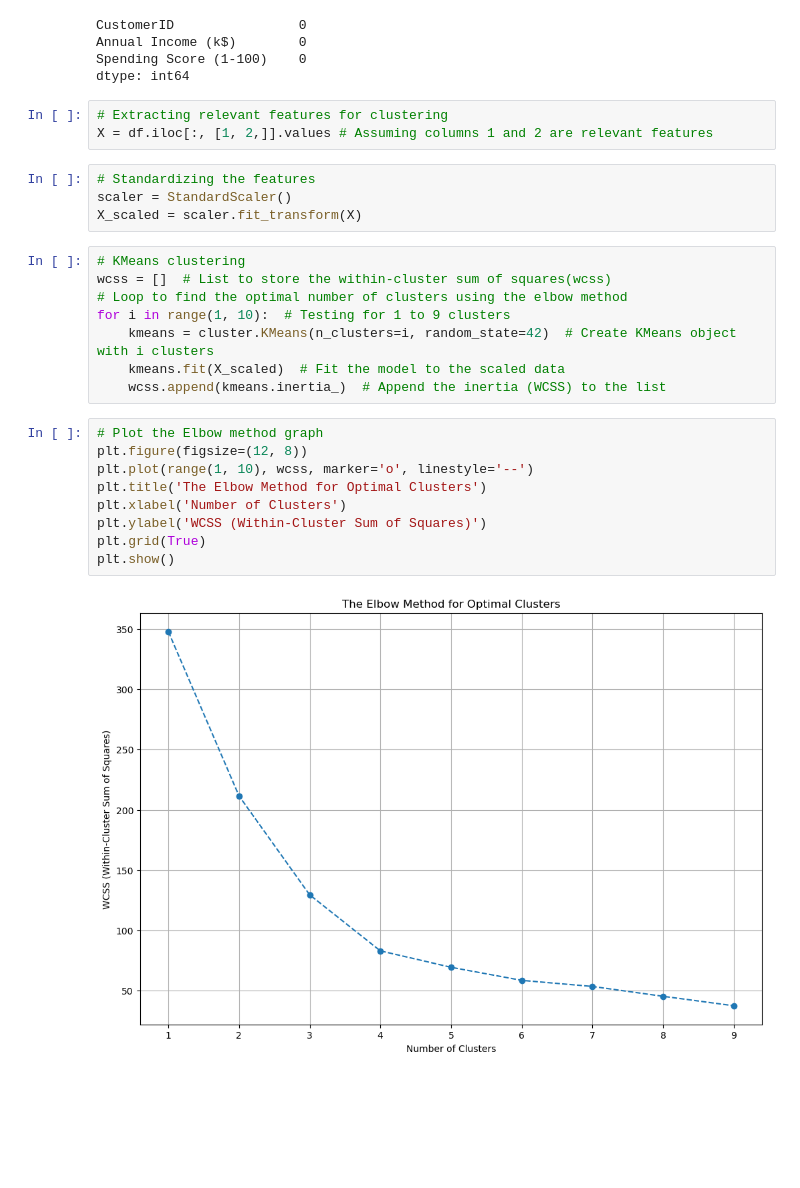
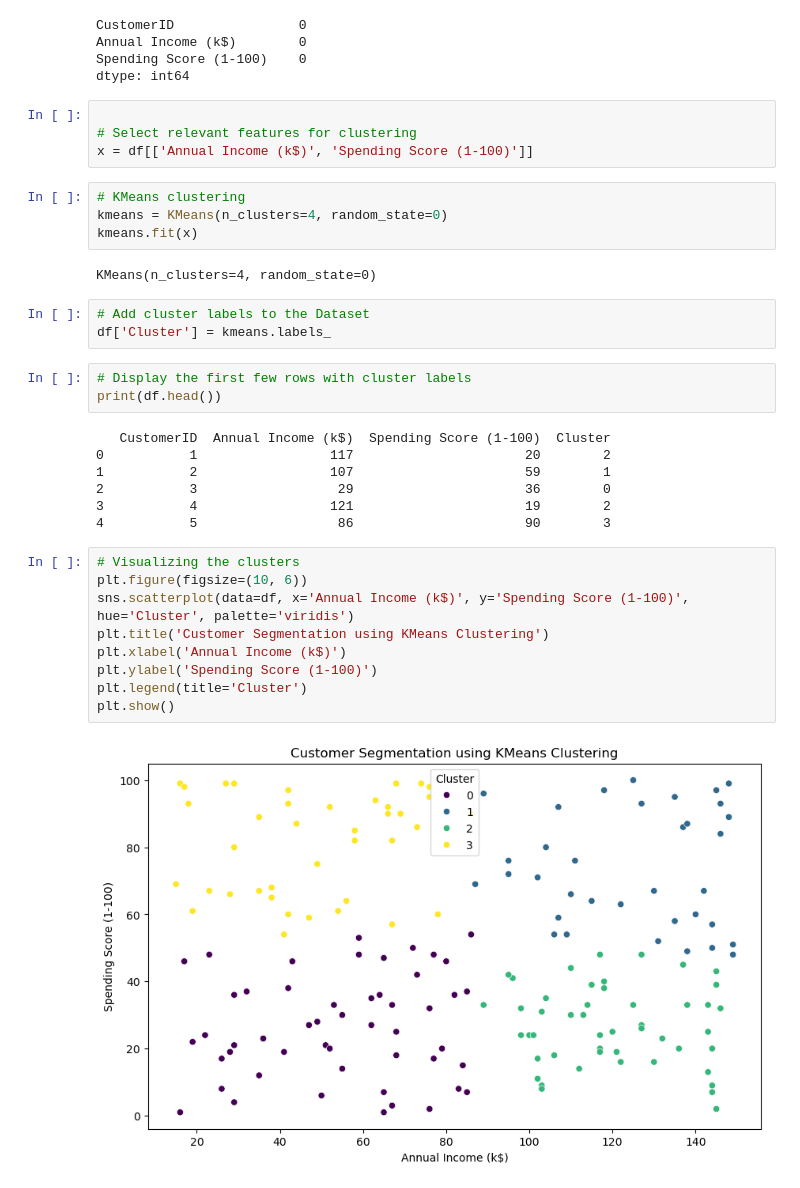
Before and after one commit to MariamW20/Mariam_Wambui, a Jupyter notebook: customer_data.ipynb, the cells around one changed output. Drawn from its saved outputs; the diff is of its cells as text; blank space fills up the shorter version.

```diff
--- a/customer_data.ipynb
+++ b/customer_data.ipynb
@@ -27,28 +28,36 @@ Annual Income (k$)        0
 Spending Score (1-100)    0
 dtype: int64
 # %%
-# Extracting relevant features for clustering
-X = df.iloc[:, [1, 2,]].values # Assuming columns 1 and 2 are relevant features
+
+# Select relevant features for clustering
+x = df[['Annual Income (k$)', 'Spending Score (1-100)']]
 # %%
-# Standardizing the features
-scaler = StandardScaler()
-X_scaled = scaler.fit_transform(X)
+# KMeans clustering
+kmeans = KMeans(n_clusters=4, random_state=0)
+kmeans.fit(x)
+# %% [output]
+KMeans(n_clusters=4, random_state=0)
 # %%
-# KMeans clustering
-wcss = []  # List to store the within-cluster sum of squares(wcss)
-# Loop to find the optimal number of clusters using the elbow method
-for i in range(1, 10):  # Testing for 1 to 9 clusters
-    kmeans = cluster.KMeans(n_clusters=i, random_state=42)  # Create KMeans object with i clusters
-    kmeans.fit(X_scaled)  # Fit the model to the scaled data
-    wcss.append(kmeans.inertia_)  # Append the inertia (WCSS) to the list
+# Add cluster labels to the Dataset
+df['Cluster'] = kmeans.labels_
+# %%
+# Display the first few rows with cluster labels
+print(df.head())
+# %% [output]
+   CustomerID  Annual Income (k$)  Spending Score (1-100)  Cluster
+0           1                 117                      20        2
+1           2                 107                      59        1
+2           3                  29                      36        0
+3           4                 121                      19        2
+4           5                  86                      90        3
 # %%
-# Plot the Elbow method graph
-plt.figure(figsize=(12, 8))
-plt.plot(range(1, 10), wcss, marker='o', linestyle='--')
-plt.title('The Elbow Method for Optimal Clusters')
-plt.xlabel('Number of Clusters')
-plt.ylabel('WCSS (Within-Cluster Sum of Squares)')
-plt.grid(True)
+# Visualizing the clusters
+plt.figure(figsize=(10, 6))
+sns.scatterplot(data=df, x='Annual Income (k$)', y='Spending Score (1-100)', hue='Cluster', palette='viridis')
+plt.title('Customer Segmentation using KMeans Clustering')
+plt.xlabel('Annual Income (k$)')
+plt.ylabel('Spending Score (1-100)')
+plt.legend(title='Cluster')
 plt.show()
 # %% [output]
-[figure, old version]
+[figure, new version]
```
Also changed, not shown: parts of 1 cell of this notebook.
